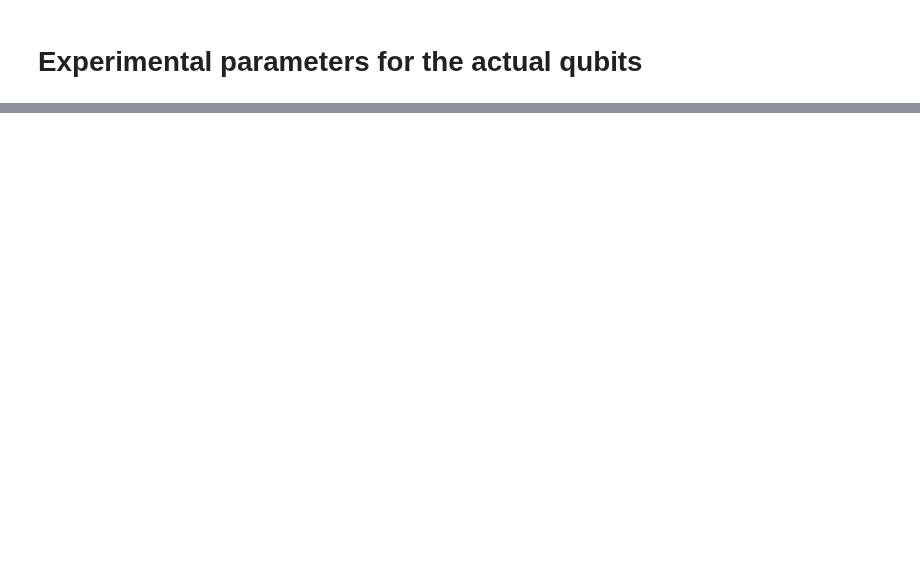
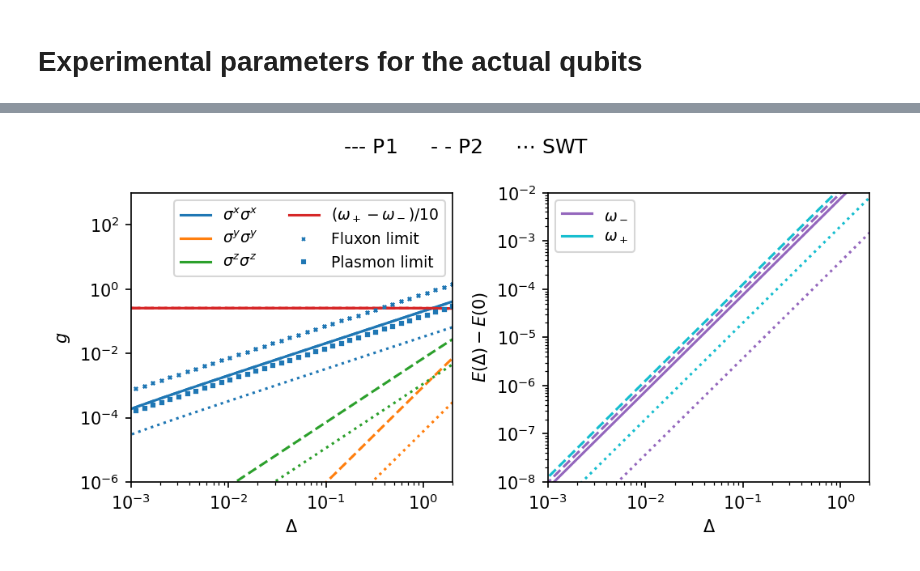
Before and after one commit to GabrielJauma/tunable-capacitive-coupling-flux-qubits, a Jupyter notebook: KIT/Experiments/single qubit - internal coupling analysis.ipynb, the cells around one changed output, grey strips where cells are left out. Drawn from its saved outputs; the diff is of its cells as text; code cells hidden in the pictures; blank space fills up the shorter version.

```diff
--- a/KIT/Experiments/single qubit - internal coupling analysis.ipynb
+++ b/KIT/Experiments/single qubit - internal coupling analysis.ipynb
@@ -64,5 +64,5 @@ experiment_colors = ['b', 'g', 'r']
 n_eig  = 5
 n_plot = 50
 param_name = '\\Delta'
-param_values = np.geomspace(1e-4, 1e1, n_plot)
+param_values = np.geomspace(1e-4, 2, n_plot)
 Δ_values = param_values
@@ -74,6 +69,9 @@ L_F_eff = L_F_eff_1
 # %%
 L_R_eff = 40
 C_R_eff = 1/ (L_R_eff* nH)  /(ω_r*2*np.pi*GHz)**2/fF
+# %%
+C_R_eff, C_F_eff, L_F_eff, L_R_eff, EJ, Δ, ω_r = sq_ext.get_experimental_parameters('qubit 2')
+φ_ext=0.5185
 # %%
 Pauli_p1 = []
 Pauli_p2 = []
@@ -84,7 +82,7 @@ g_fq_limit=np.zeros(len(Δ_values))
 
 for i, Δ in enumerate(Δ_values):
     Lr = (L_R_eff - L_F_eff + Δ**2/L_F_eff)/4
-    fluxonium = sq_ext.sq_fluxonium(EJ=EJ, C_F_eff=C_F_eff, Lq=L_F_eff, Δ=Δ)
+    fluxonium = sq_ext.sq_fluxonium(EJ=EJ, C_F_eff=C_F_eff, Lq=L_F_eff, Δ=Δ, φ_ext=φ_ext)
     resonator = sq_ext.sq_resonator(L_R_eff=L_R_eff, C_R_eff=C_R_eff, Δ=Δ)
     H_0 = sq_ext.hamiltonian_qubit(Lq=L_F_eff, Lr=Lr, fluxonium = fluxonium, resonator = resonator, Δ=0)
     H   = sq_ext.hamiltonian_qubit(Lq=L_F_eff, Lr=Lr, fluxonium = fluxonium, resonator = resonator, Δ=Δ)
@@ -99,8 +97,6 @@ for i, Δ in enumerate(Δ_values):
     H_eff_p1_subspace   = H_eff_p1  [subspace_indices][:, subspace_indices]
     H_eff_p2_subspace   = H_eff_p2  [subspace_indices][:, subspace_indices]
     H_eff_SWT_subspace  = H_eff_SWT [subspace_indices][:, subspace_indices]
-
-    sq_ext.decomposition_in_pauli_4x4_qubit_resonator(H_eff_p1_subspace,  print_pretty=True)
 
     Pauli_p1.append(sq_ext.decomposition_in_pauli_4x4   (H_eff_p1_subspace, print_pretty=False))
     Pauli_p2.append(sq_ext.decomposition_in_pauli_4x4   (H_eff_p2_subspace, print_pretty=False))
@@ -161,36 +175,38 @@ for i, Pauli in enumerate([Pauli_p1, Pauli_p2, Pauli_SWT]):
     ax1.plot(Δ_values, σyσy, color = colors[1], linestyle=linestyles[i], label = r'$\sigma^y\sigma^y$')
     ax1.plot(Δ_values, σzσz, color = colors[2], linestyle=linestyles[i], label = r'$\sigma^z\sigma^z$')
     ax1.plot(Δ_values, ω_f_minus_ω_r/10 , color = colors[3], linestyle=linestyles[i], label = r'$(\omega_+-\omega_-)/10$')
 
     ax1.plot(Δ_values, g_fq_limit, 'x', color = colors[0], label = 'Fluxon limit', markersize='2')
     ax1.plot(Δ_values, g_r_limit , 's', color = colors[0], label = 'Plasmon limit', markersize='2')
 
 
     ax2.plot(Δ_values, ωf, color = colors[4], linestyle=linestyles[i], label = r'$\omega_-$')
     ax2.plot(Δ_values, ωr, color = colors[9], linestyle=linestyles[i], label = r'$\omega_+$')
 
     if i ==0:
         ax1.legend(ncol=2, fontsize=9)
         ax2.legend(        fontsize=9)
 
 
 ax1.set_yscale('log')
 ax1.set_xscale('log')
 ax1.set_ylim([1e-6,1e3])
-ax1.set_xlim([1e-3,1e1])
+ax1.set_xlim([1e-3,2])
 ax1.set_ylabel('$g$')
 ax1.set_xlabel('$\Delta$')
 
 ax2.set_ylim([1e-8,1e-2])
-ax2.set_xlim([1e-3,1e1])
+ax2.set_xlim([1e-3,2])
 ax2.set_yscale('log')
 ax2.set_xscale('log')
 ax2.set_ylabel('$E(\Delta)-E(0)$')
 ax2.set_xlabel('$\Delta$')
 fig.suptitle(r' --- P1 $\quad$ - - P2 $\quad$ $\cdots$ SWT')
 fig.tight_layout()
-# figs.export('g_and_E_vs_delta.pdf', fig)
+figs.export('g_and_E_vs_delta_qubit_2_phi_ext_0.518.pdf', fig)
 fig.show()
+# %% [output]
+[figure, added]
 # %%
 Pauli_p1[-1]
 # %%
```
Also changed, not shown: parts of 2 cells of this notebook, 4 other files.
